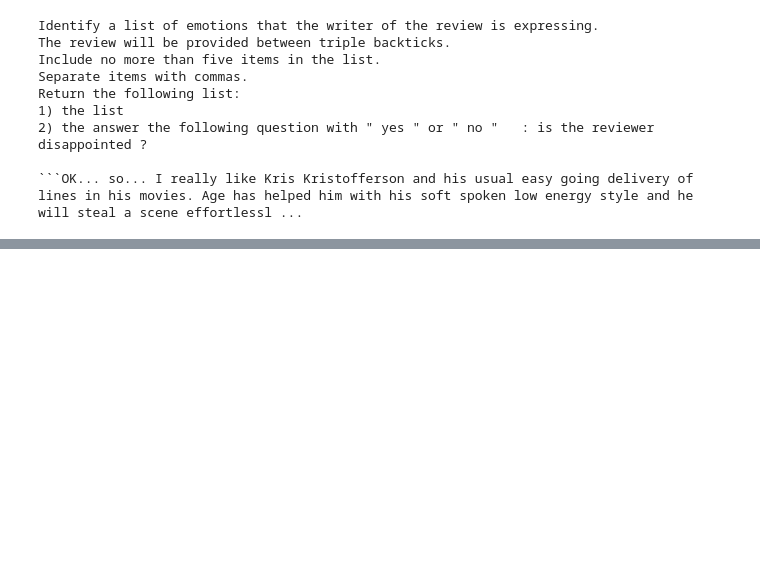
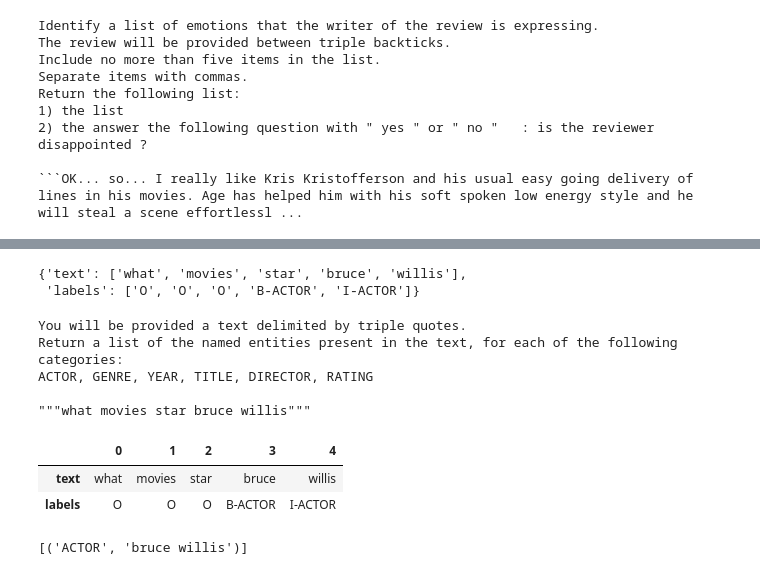
Before and after one commit to DanielePaz/WP_plugin_cookbook_ex1, a Jupyter notebook: AI_DLDA_5_7_23_Prompt_Engineering.ipynb, the cells around one changed output, grey strips where cells are left out. Drawn from its saved outputs; the diff is of its cells as text; code cells hidden in the pictures; blank space fills up the shorter version.

```diff
--- a/AI_DLDA_5_7_23_Prompt_Engineering.ipynb
+++ b/AI_DLDA_5_7_23_Prompt_Engineering.ipynb
@@ -171,0 +175,10 @@ print(result)
+# %%
+import json
+
+with open("engtraintest.json", "r") as f:
+    mit_movies = json.load(f)
+
+mit_movies["train"][0]
+# %% [output]
+{'text': ['what', 'movies', 'star', 'bruce', 'willis'],
+ 'labels': ['O', 'O', 'O', 'B-ACTOR', 'I-ACTOR']}
@@ -171,0 +195,18 @@ print(result)
+# %%
+prompt = named_entities_prompt(" ".join(mit_movies["train"][0]["text"]))
+print(prompt)
+
+display(pd.DataFrame(mit_movies["train"][0]).T)
+
+answer = get_completion(prompt)
+print(answer)
+# %% [output]
+You will be provided a text delimited by triple quotes.
+Return a list of the named entities present in the text, for each of the following categories:
+ACTOR, GENRE, YEAR, TITLE, DIRECTOR, RATING
+
+"""what movies star bruce willis"""
+|  | 0 | 1 | 2 | 3 | 4 |
+| text | what | movies | star | bruce | willis |
+| labels | O | O | O | B-ACTOR | I-ACTOR |
+[('ACTOR', 'bruce willis')]
```
Also changed, not shown: parts of 8 cells of this notebook.
